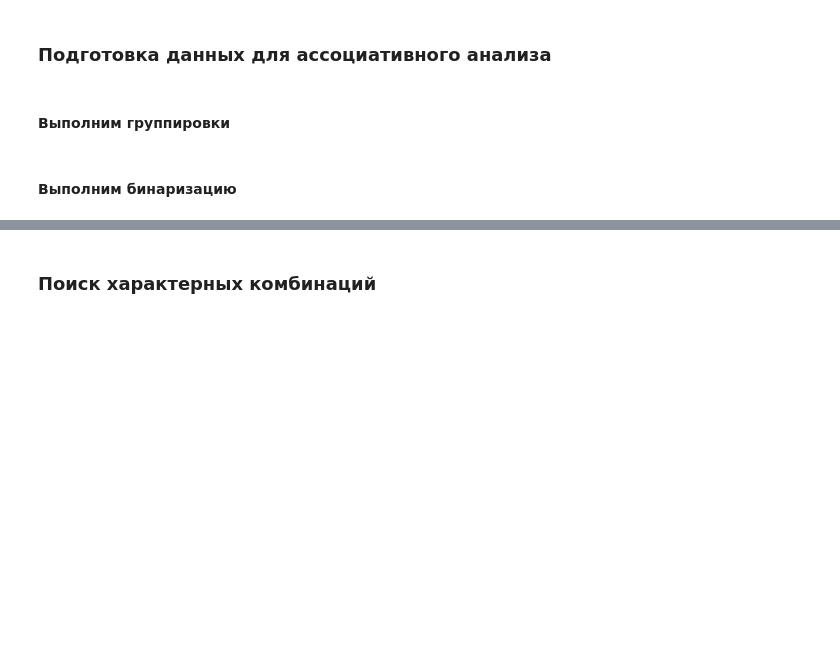
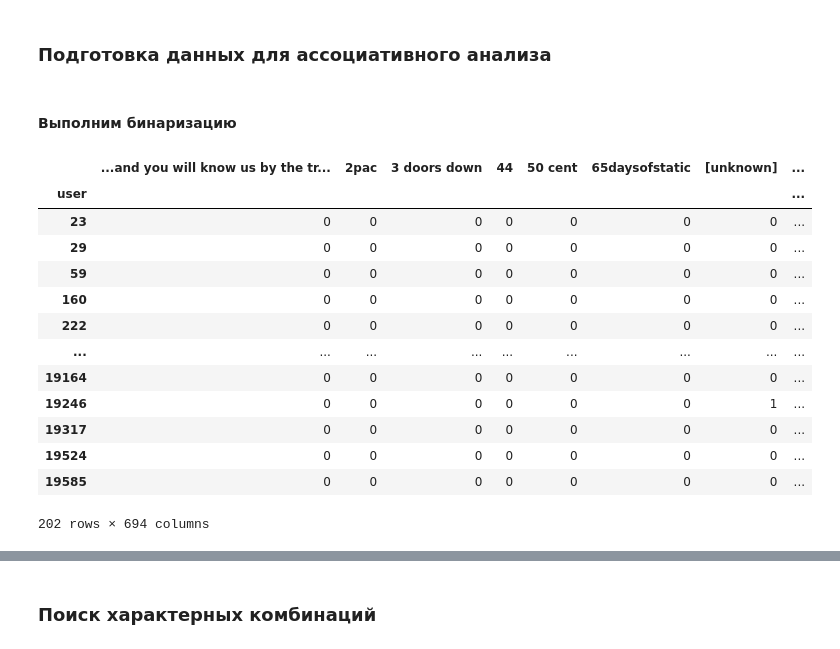
Before and after one commit to Forcause/ML_Labs, a Jupyter notebook: Lab_2/task2.ipynb, the cells around one changed output, grey strips where cells are left out. Cells and saved outputs as stored; diff of their text form; code cells hidden in the pictures; blank space fills up the shorter version.

```diff
--- a/Lab_2/task2.ipynb
+++ b/Lab_2/task2.ipynb
@@ -16,4 +43,2 @@ true_data.artist.value_counts().sort_values(ascending = False)
 # %% [markdown]
 ### Подготовка данных для ассоциативного анализа
-# %% [markdown]
-#### Выполним группировки
@@ -38,4 +59,19 @@ pivoted_sex_usa = usa_data[['user', 'sex']].pivot_table(index='user', columns='s
 # %%
-pivoted_all_japan = pd.concat([pivoted_artist_jp, pivoted_sex_jp], axis=1)
-pivoted_all_japan
+artist_sex_japan = pd.concat([pivoted_artist_jp, pivoted_sex_jp], axis=1)
+artist_sex_japan
+# %% [output]
+|  | ...and you will know us by the tr... | 2pac | 3 doors down | 44 | 50 cent | 65daysofstatic | [unknown] | ... |
+| user |  |  |  |  |  |  |  | ... |
+| 23 | 0 | 0 | 0 | 0 | 0 | 0 | 0 | ... |
+| 29 | 0 | 0 | 0 | 0 | 0 | 0 | 0 | ... |
+| 59 | 0 | 0 | 0 | 0 | 0 | 0 | 0 | ... |
+| 160 | 0 | 0 | 0 | 0 | 0 | 0 | 0 | ... |
+| 222 | 0 | 0 | 0 | 0 | 0 | 0 | 0 | ... |
+| ... | ... | ... | ... | ... | ... | ... | ... | ... |
+| 19164 | 0 | 0 | 0 | 0 | 0 | 0 | 0 | ... |
+| 19246 | 0 | 0 | 0 | 0 | 0 | 0 | 1 | ... |
+| 19317 | 0 | 0 | 0 | 0 | 0 | 0 | 0 | ... |
+| 19524 | 0 | 0 | 0 | 0 | 0 | 0 | 0 | ... |
+| 19585 | 0 | 0 | 0 | 0 | 0 | 0 | 0 | ... |
+202 rows × 694 columns
 # %%
```
Also changed, not shown: parts of 22 cells of this notebook.
